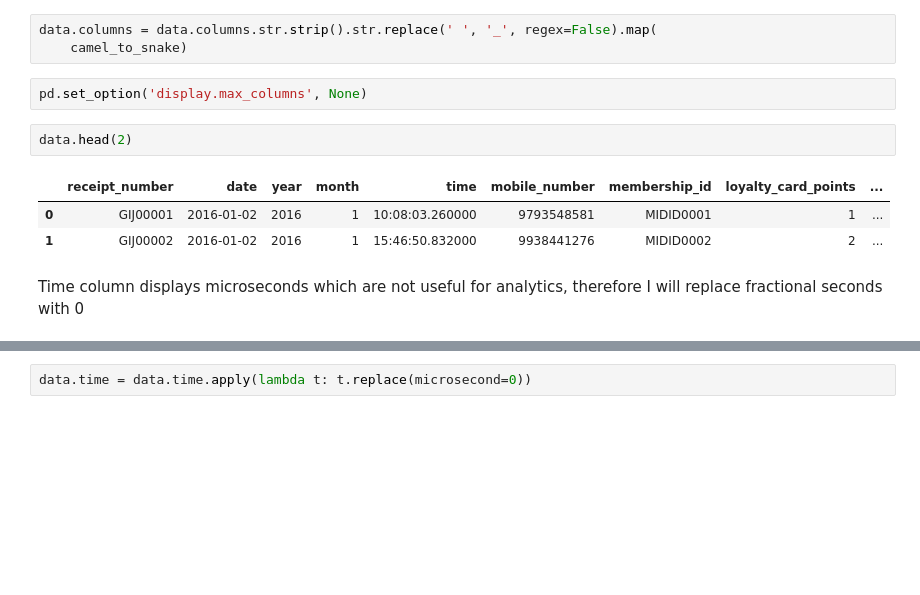
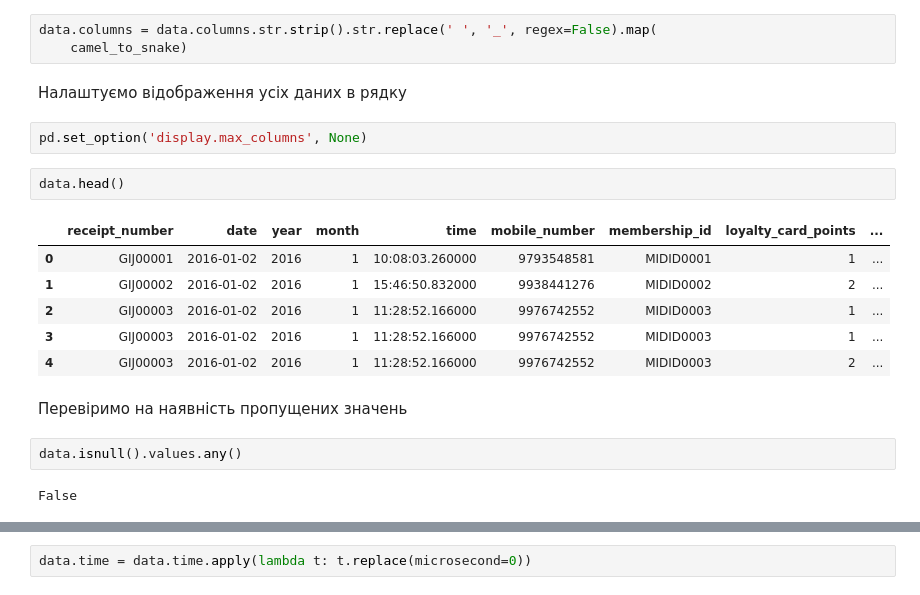
Before and after one commit to sheinviktoriia/Data-analyst-home-works-, a Jupyter notebook: Final_Project_Grocery_store_sales_analysis.ipynb, the cells around one changed output, grey strips where cells are left out. Cells and saved outputs as stored; diff of their text form; blank space fills up the shorter version.

```diff
--- a/Final_Project_Grocery_store_sales_analysis.ipynb
+++ b/Final_Project_Grocery_store_sales_analysis.ipynb
@@ -108,13 +110,22 @@ def camel_to_snake(name):
 # %%
 data.columns = data.columns.str.strip().str.replace(' ', '_', regex=False).map(
     camel_to_snake)
+# %% [markdown]
+Налаштуємо відображення усіх даних в рядку
 # %%
 pd.set_option('display.max_columns', None)
 # %%
-data.head(2)
+data.head()
 # %% [output]
 |  | receipt_number | date | year | month | time | mobile_number | membership_id | loyalty_card_points | ... |
 | 0 | GIJ00001 | 2016-01-02 | 2016 | 1 | 10:08:03.260000 | 9793548581 | MIDID0001 | 1 | ... |
 | 1 | GIJ00002 | 2016-01-02 | 2016 | 1 | 15:46:50.832000 | 9938441276 | MIDID0002 | 2 | ... |
+| 2 | GIJ00003 | 2016-01-02 | 2016 | 1 | 11:28:52.166000 | 9976742552 | MIDID0003 | 1 | ... |
+| 3 | GIJ00003 | 2016-01-02 | 2016 | 1 | 11:28:52.166000 | 9976742552 | MIDID0003 | 1 | ... |
+| 4 | GIJ00003 | 2016-01-02 | 2016 | 1 | 11:28:52.166000 | 9976742552 | MIDID0003 | 2 | ... |
-# %% [markdown]
-Time column displays microseconds which are not useful for analytics, therefore I will replace fractional seconds with 0
+# %% [markdown]
+Перевіримо на наявність пропущених значень
+# %%
+data.isnull().values.any()
+# %% [output]
+False
```
Also changed, not shown: parts of 55 cells of this notebook.
